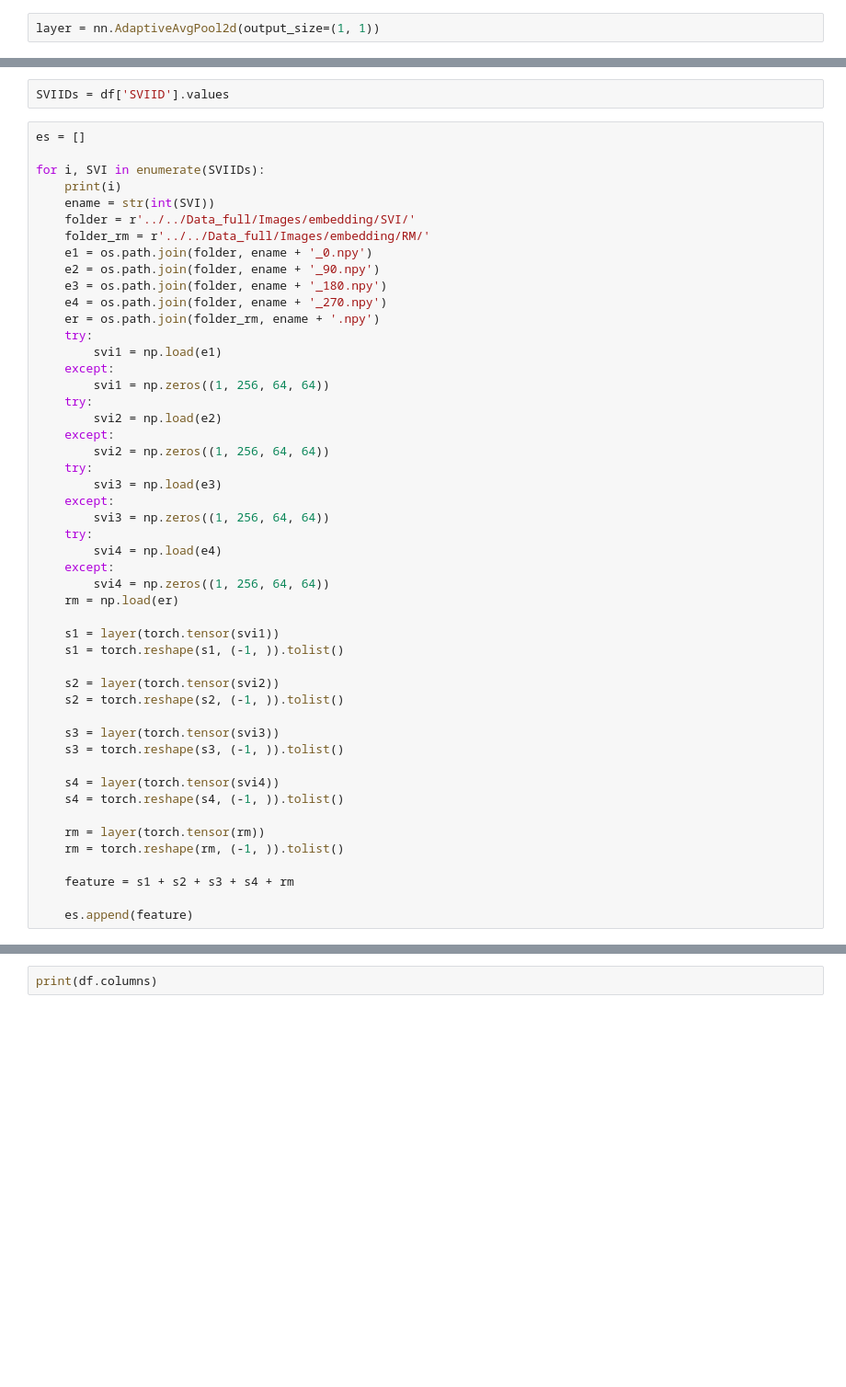
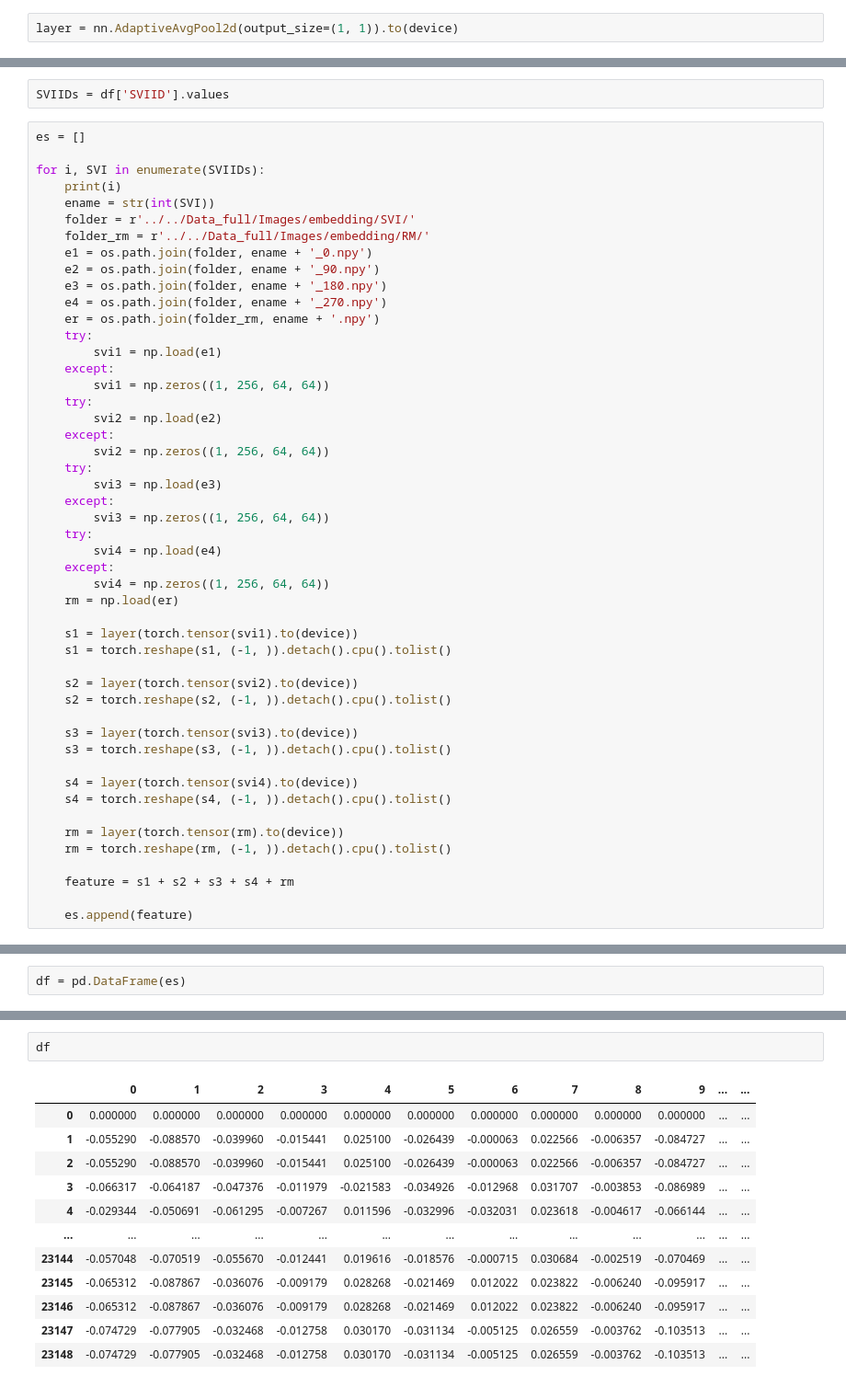
Before and after one commit to HuihaiW/StreetTrafficFlow, a Jupyter notebook: P4/code/Untitled.ipynb, the cells around one changed output, grey strips where cells are left out. Shown at 92% size. Drawn from its saved outputs; the diff is of its cells as text; blank space fills up the shorter version.

```diff
--- a/P4/code/Untitled.ipynb
+++ b/P4/code/Untitled.ipynb
@@ -34,5 +38,5 @@ device = torch.device('cuda:0' if torch.cuda.is_available() else 'cpu')
 # %%
-layer = nn.AdaptiveAvgPool2d(output_size=(1, 1))
+layer = nn.AdaptiveAvgPool2d(output_size=(1, 1)).to(device)
 # %%
 df = pd.read_csv(r'../Data/X_Y_whole.csv')
 # %%
@@ -68,20 +72,20 @@ for i, SVI in enumerate(SVIIDs):
         svi4 = np.zeros((1, 256, 64, 64))
     rm = np.load(er)
 
-    s1 = layer(torch.tensor(svi1))
-    s1 = torch.reshape(s1, (-1, )).tolist()
+    s1 = layer(torch.tensor(svi1).to(device))
+    s1 = torch.reshape(s1, (-1, )).detach().cpu().tolist()
 
-    s2 = layer(torch.tensor(svi2))
-    s2 = torch.reshape(s2, (-1, )).tolist()
+    s2 = layer(torch.tensor(svi2).to(device))
+    s2 = torch.reshape(s2, (-1, )).detach().cpu().tolist()
 
-    s3 = layer(torch.tensor(svi3))
-    s3 = torch.reshape(s3, (-1, )).tolist()
+    s3 = layer(torch.tensor(svi3).to(device))
+    s3 = torch.reshape(s3, (-1, )).detach().cpu().tolist()
 
-    s4 = layer(torch.tensor(svi4))
-    s4 = torch.reshape(s4, (-1, )).tolist()
+    s4 = layer(torch.tensor(svi4).to(device))
+    s4 = torch.reshape(s4, (-1, )).detach().cpu().tolist()
 
-    rm = layer(torch.tensor(rm))
-    rm = torch.reshape(rm, (-1, )).tolist()
+    rm = layer(torch.tensor(rm).to(device))
+    rm = torch.reshape(rm, (-1, )).detach().cpu().tolist()
 
     feature = s1 + s2 + s3 + s4 + rm
 
@@ -112 +115,3 @@ len(feature)
+# %%
+df = pd.DataFrame(es)
 # %%
@@ -116,3 +119,15 @@ AttributeError: 'list' object has no attribute 'tolist'
 # %%
-print(df.columns)
+df
 # %% [output]
+|  | 0 | 1 | 2 | 3 | 4 | 5 | 6 | 7 | 8 | 9 | ... | ... |
+| 0 | 0.000000 | 0.000000 | 0.000000 | 0.000000 | 0.000000 | 0.000000 | 0.000000 | 0.000000 | 0.000000 | 0.000000 | ... | ... |
+| 1 | -0.055290 | -0.088570 | -0.039960 | -0.015441 | 0.025100 | -0.026439 | -0.000063 | 0.022566 | -0.006357 | -0.084727 | ... | ... |
+| 2 | -0.055290 | -0.088570 | -0.039960 | -0.015441 | 0.025100 | -0.026439 | -0.000063 | 0.022566 | -0.006357 | -0.084727 | ... | ... |
+| 3 | -0.066317 | -0.064187 | -0.047376 | -0.011979 | -0.021583 | -0.034926 | -0.012968 | 0.031707 | -0.003853 | -0.086989 | ... | ... |
+| 4 | -0.029344 | -0.050691 | -0.061295 | -0.007267 | 0.011596 | -0.032996 | -0.032031 | 0.023618 | -0.004617 | -0.066144 | ... | ... |
+| ... | ... | ... | ... | ... | ... | ... | ... | ... | ... | ... | ... | ... |
+| 23144 | -0.057048 | -0.070519 | -0.055670 | -0.012441 | 0.019616 | -0.018576 | -0.000715 | 0.030684 | -0.002519 | -0.070469 | ... | ... |
+| 23145 | -0.065312 | -0.087867 | -0.036076 | -0.009179 | 0.028268 | -0.021469 | 0.012022 | 0.023822 | -0.006240 | -0.095917 | ... | ... |
+| 23146 | -0.065312 | -0.087867 | -0.036076 | -0.009179 | 0.028268 | -0.021469 | 0.012022 | 0.023822 | -0.006240 | -0.095917 | ... | ... |
+| 23147 | -0.074729 | -0.077905 | -0.032468 | -0.012758 | 0.030170 | -0.031134 | -0.005125 | 0.026559 | -0.003762 | -0.103513 | ... | ... |
+| 23148 | -0.074729 | -0.077905 | -0.032468 | -0.012758 | 0.030170 | -0.031134 | -0.005125 | 0.026559 | -0.003762 | -0.103513 | ... | ... |
```
Also changed, not shown: parts of 5 cells of this notebook, 2 other files.
